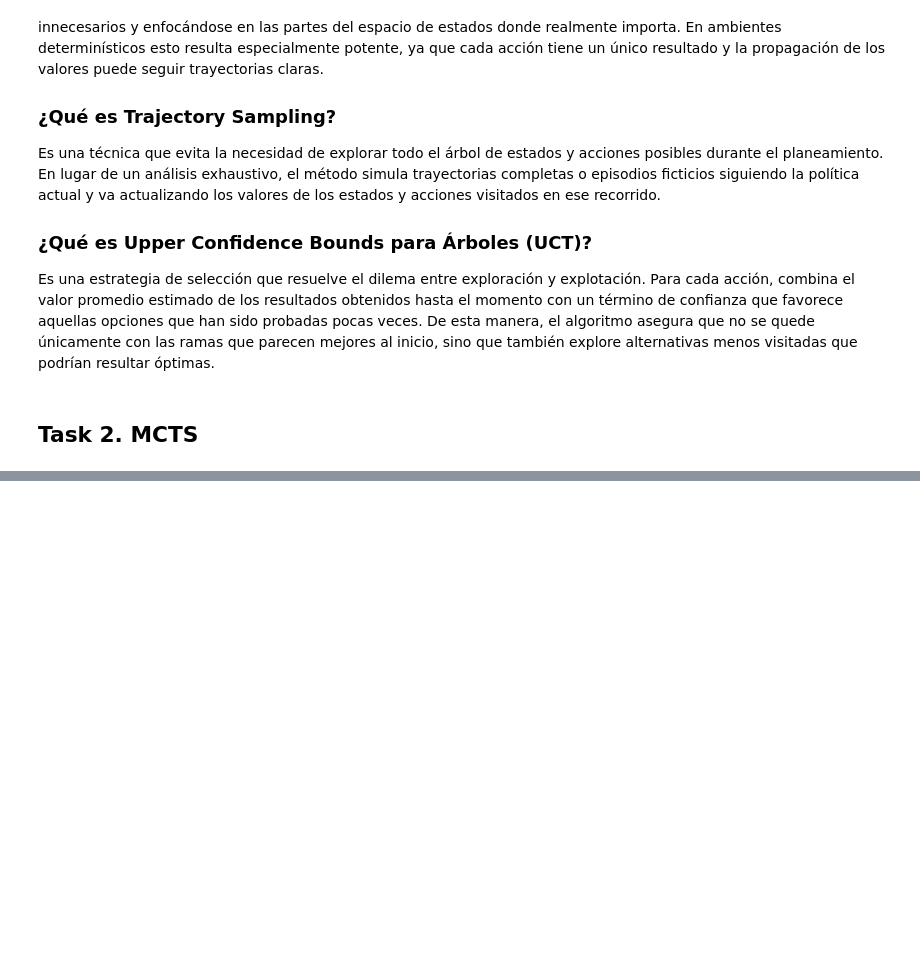
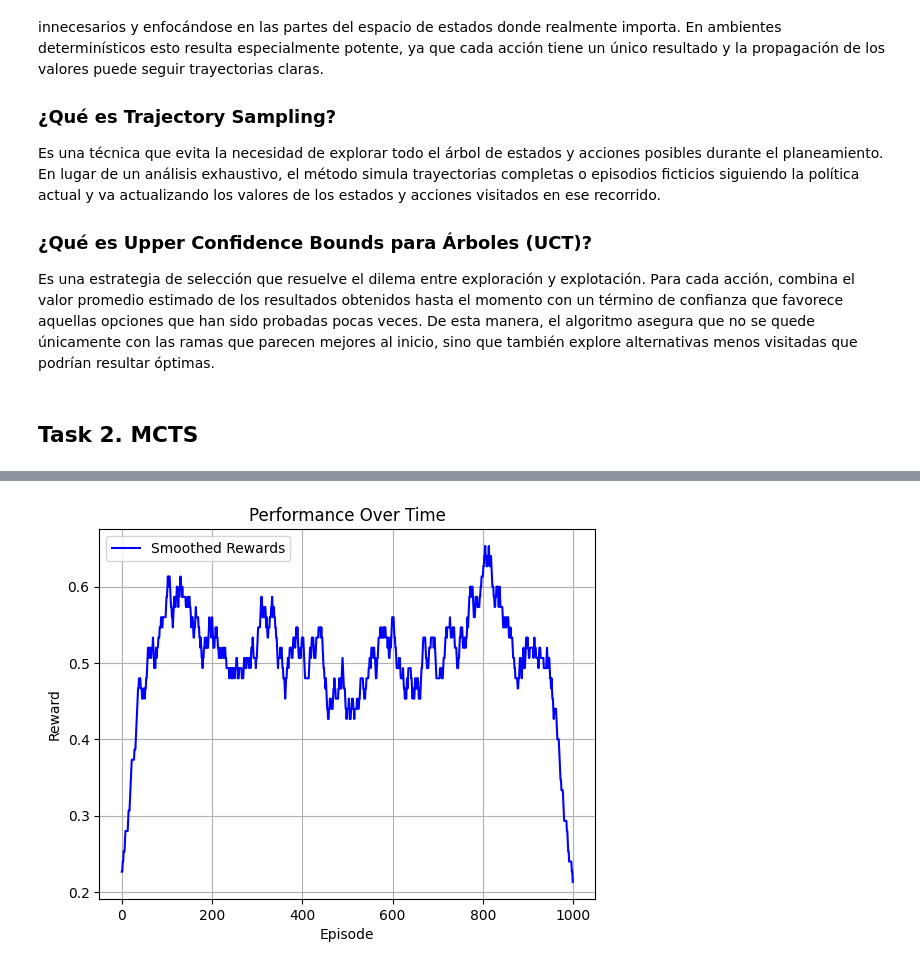
Before and after one commit to FranzCastillo/RL-Dynamic-Environments, a Jupyter notebook: app.ipynb, the cells around one changed output, grey strips where cells are left out. Saved outputs shown, nothing was run; the diff lists cells and outputs as text; code cells hidden in the pictures; blank space fills up the shorter version.

```diff
--- a/app.ipynb
+++ b/app.ipynb
@@ -226,0 +30,12 @@ Completed episode 30/100
+# %%
+agent = MCTS(
+    seed=SEED,
+    total_episodes=1000,
+    max_steps_per_episode=100,
+    simulations_per_decision=100,
+    exploration_constant=1.4,
+    rollout_depth=10,
+    discount_factor=0.99
+)
+# %%
+agent.run()
@@ -226,0 +60,4 @@ Completed episode 30/100
+# %%
+agent.display_performance(window_size=75)
+# %% [output]
+[figure, added]
```
Also changed, not shown: parts of 6 cells of this notebook, 2 other files.
